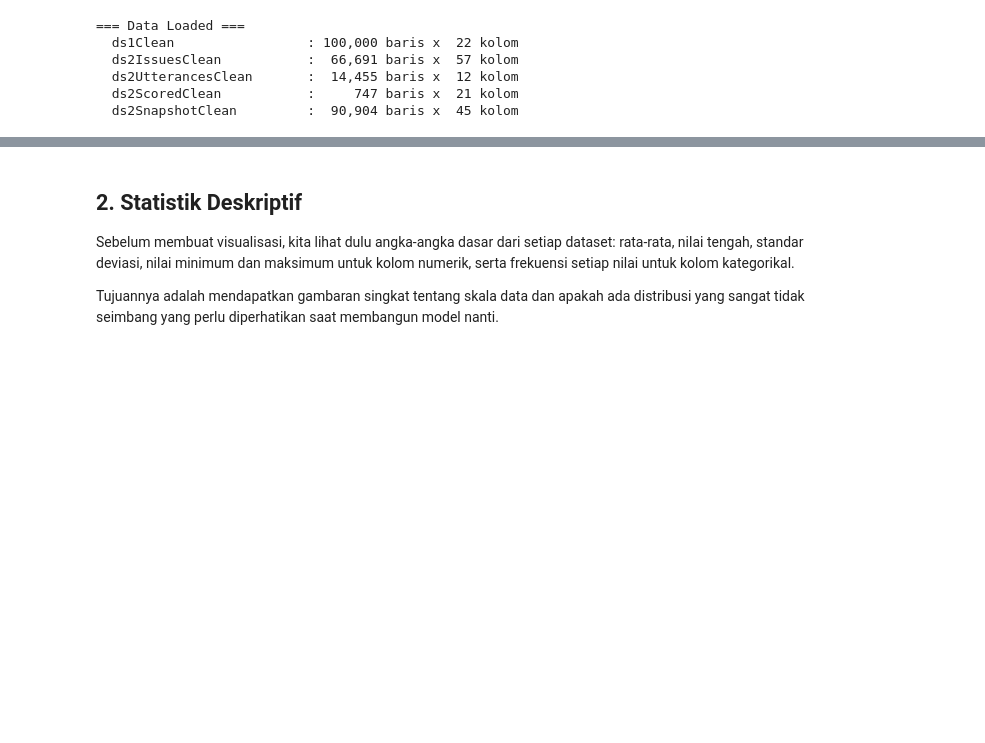
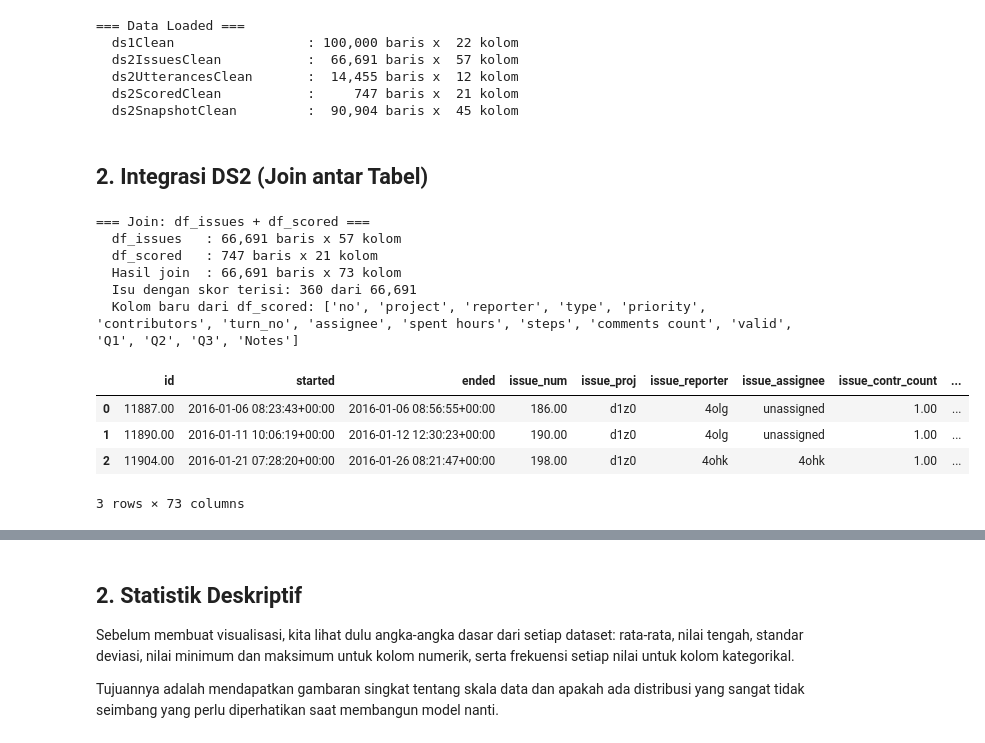
Before and after one commit to nicholaszef/tubes-datnal-k14-it-service-analytics, a Jupyter notebook: notebooks/03_explore.ipynb, the cells around one changed output, grey strips where cells are left out. Drawn from its saved outputs; the diff is of its cells as text; code cells hidden in the pictures; blank space fills up the shorter version.

Commit message:
Integrasi

```diff
--- a/notebooks/03_explore.ipynb
+++ b/notebooks/03_explore.ipynb
@@ -86,3 +86,49 @@ for name, df in datasets.items():
   ds2UtterancesClean       :  14,455 baris x  12 kolom
   ds2ScoredClean           :     747 baris x  21 kolom
   ds2SnapshotClean         :  90,904 baris x  45 kolom
+# %% [markdown]
+## 2. Integrasi DS2 (Join antar Tabel)
+# %%
+# [Penggunaan AI] Join DS2: df_issues + df_scored via kolom 'id'
+# Kunci    : df_issues.id == df_scored.id
+# Verifikasi: overlap 360/360 (100%) sudah dikonfirmasi di 02_scrub
+# Tipe join : left — semua isu dipertahankan, skor digabung
+
+# Pilih kolom dari df_scored (hindari duplikasi kolom non-kunci)
+scored_cols_keep = ['id'] + [c for c in df_scored.columns if c not in df_issues.columns]
+
+df_issues_scored = df_issues.merge(
+    df_scored[scored_cols_keep],
+    on='id',
+    how='left',
+    suffixes=('', '_scored')
+)
+
+# Cek berapa isu berhasil dapat skor
+skor_cols = [c for c in scored_cols_keep if c != 'id']
+if skor_cols:
+    matched = df_issues_scored[skor_cols[0]].notna().sum()
+else:
+    matched = 0
+
+print('=== Join: df_issues + df_scored ===')
+print('  df_issues   : {:,} baris x {} kolom'.format(*df_issues.shape))
+print('  df_scored   : {:,} baris x {} kolom'.format(*df_scored.shape))
+print('  Hasil join  : {:,} baris x {} kolom'.format(*df_issues_scored.shape))
+print('  Isu dengan skor terisi: {:,} dari {:,}'.format(matched, len(df_issues_scored)))
+new_cols = [c for c in df_issues_scored.columns if c not in df_issues.columns]
+print('  Kolom baru dari df_scored:', new_cols)
+print()
+df_issues_scored.head(3)
+# %% [output]
+=== Join: df_issues + df_scored ===
+  df_issues   : 66,691 baris x 57 kolom
+  df_scored   : 747 baris x 21 kolom
+  Hasil join  : 66,691 baris x 73 kolom
+  Isu dengan skor terisi: 360 dari 66,691
+  Kolom baru dari df_scored: ['no', 'project', 'reporter', 'type', 'priority', 'contributors', 'turn_no', 'assignee', 'spent hours', 'steps', 'comments count', 'valid', 'Q1', 'Q2', 'Q3', 'Notes']
+|  | id | started | ended | issue_num | issue_proj | issue_reporter | issue_assignee | issue_contr_count | ... |
+| 0 | 11887.00 | 2016-01-06 08:23:43+00:00 | 2016-01-06 08:56:55+00:00 | 186.00 | d1z0 | 4olg | unassigned | 1.00 | ... |
+| 1 | 11890.00 | 2016-01-11 10:06:19+00:00 | 2016-01-12 12:30:23+00:00 | 190.00 | d1z0 | 4olg | unassigned | 1.00 | ... |
+| 2 | 11904.00 | 2016-01-21 07:28:20+00:00 | 2016-01-26 08:21:47+00:00 | 198.00 | d1z0 | 4ohk | 4ohk | 1.00 | ... |
+3 rows × 73 columns
```
Also changed, not shown: parts of 14 cells of this notebook, 11 other files.
